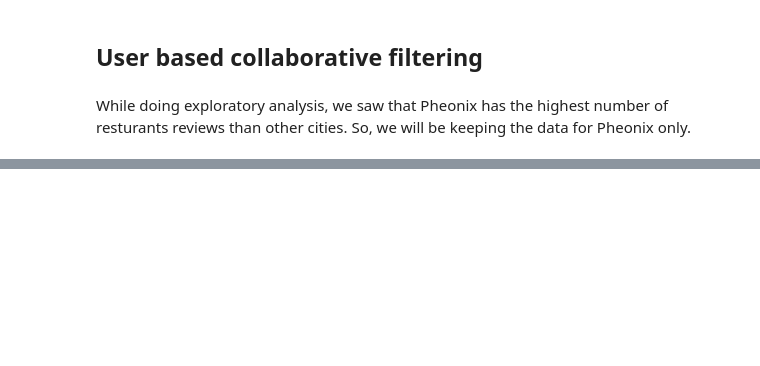
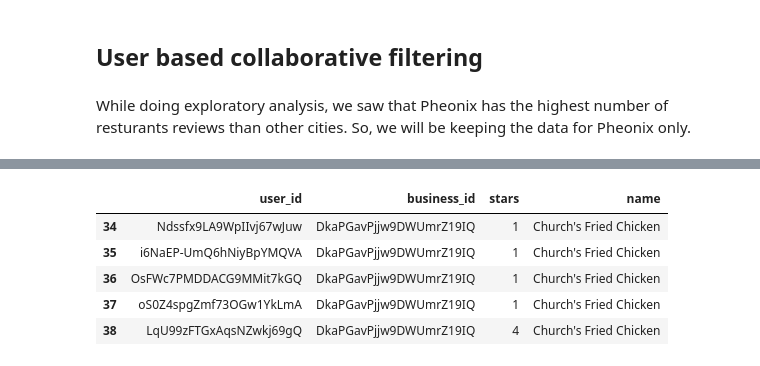
Before and after one commit to kiranrawat/-Travel-Recommendation-and-Intelligence-Engine-T.R.I.E., a Jupyter notebook: Collaborative_Filtering_Yelp.ipynb, the cells around one changed output, grey strips where cells are left out. Saved outputs shown, nothing was run; the diff lists cells and outputs as text; code cells hidden in the pictures; blank space fills up the shorter version.

```diff
--- a/Collaborative_Filtering_Yelp.ipynb
+++ b/Collaborative_Filtering_Yelp.ipynb
@@ -68,0 +53,10 @@ bus_reviews
+# %%
+bus_reviews = bus_reviews[['user_id', 'business_id', 'stars', 'name']]
+bus_reviews.head()
+# %% [output]
+|  | user_id | business_id | stars | name |
+| 34 | Ndssfx9LA9WpIIvj67wJuw | DkaPGavPjjw9DWUmrZ19IQ | 1 | Church's Fried Chicken |
+| 35 | i6NaEP-UmQ6hNiyBpYMQVA | DkaPGavPjjw9DWUmrZ19IQ | 1 | Church's Fried Chicken |
+| 36 | OsFWc7PMDDACG9MMit7kGQ | DkaPGavPjjw9DWUmrZ19IQ | 1 | Church's Fried Chicken |
+| 37 | oS0Z4spgZmf73OGw1YkLmA | DkaPGavPjjw9DWUmrZ19IQ | 1 | Church's Fried Chicken |
+| 38 | LqU99zFTGxAqsNZwkj69gQ | DkaPGavPjjw9DWUmrZ19IQ | 4 | Church's Fried Chicken |
```
Also changed, not shown: parts of 5 cells of this notebook.
